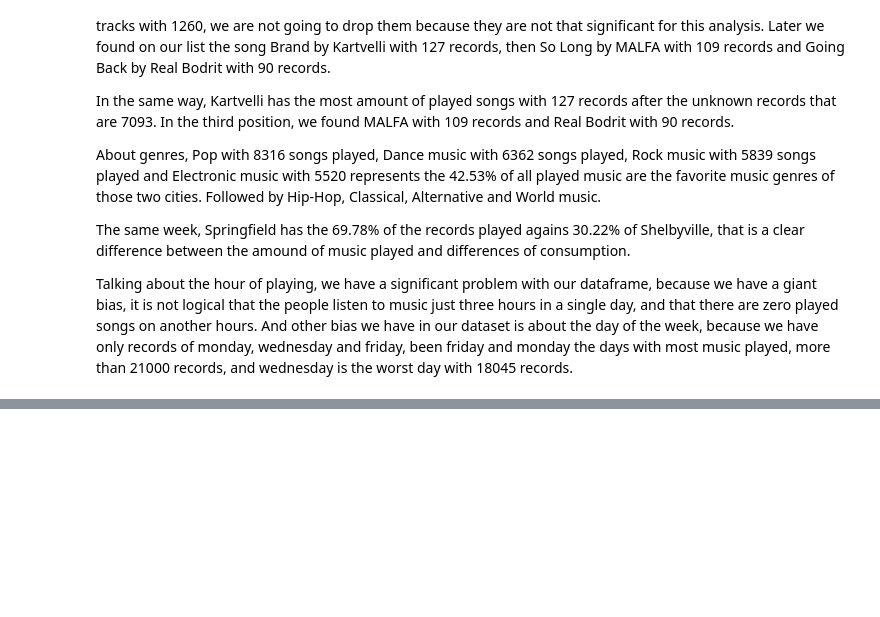
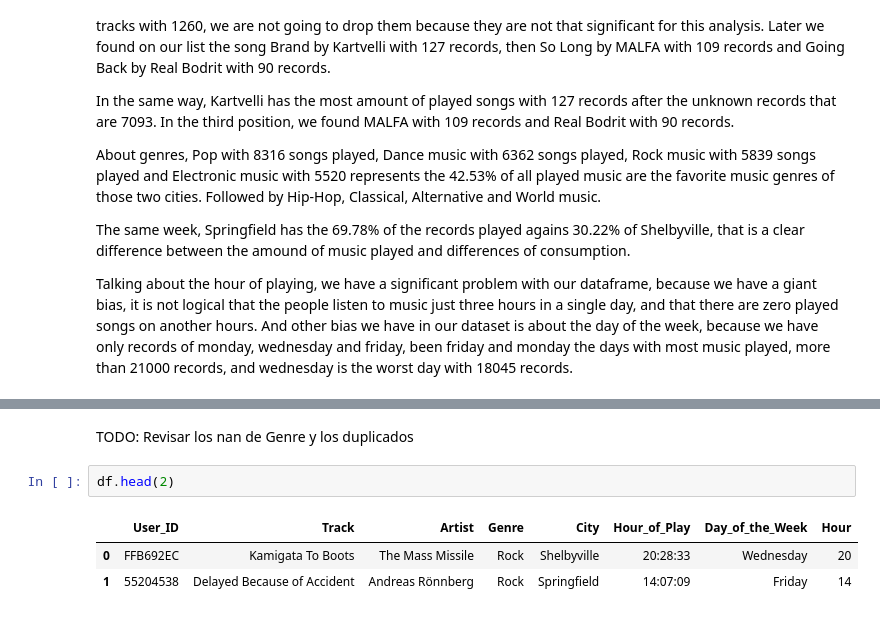
Before and after one commit to juanramosdataexpert/SonidosUrbanos, a Jupyter notebook: Notebooks/EDA.ipynb, the cells around one changed output, grey strips where cells are left out. Cells and saved outputs as stored; diff of their text form; blank space fills up the shorter version.

```diff
--- a/Notebooks/EDA.ipynb
+++ b/Notebooks/EDA.ipynb
@@ -250,0 +334,8 @@ Talking about the hour of playing, we have a significant problem with our datafr
+# %% [markdown]
+TODO: Revisar los nan de Genre y los duplicados
+# %%
+df.head(2)
+# %% [output]
+|  | User_ID | Track | Artist | Genre | City | Hour_of_Play | Day_of_the_Week | Hour |
+| 0 | FFB692EC | Kamigata To Boots | The Mass Missile | Rock | Shelbyville | 20:28:33 | Wednesday | 20 |
+| 1 | 55204538 | Delayed Because of Accident | Andreas Rönnberg | Rock | Springfield | 14:07:09 | Friday | 14 |
```
Also changed, not shown: parts of 7 cells of this notebook, 2 other files.
